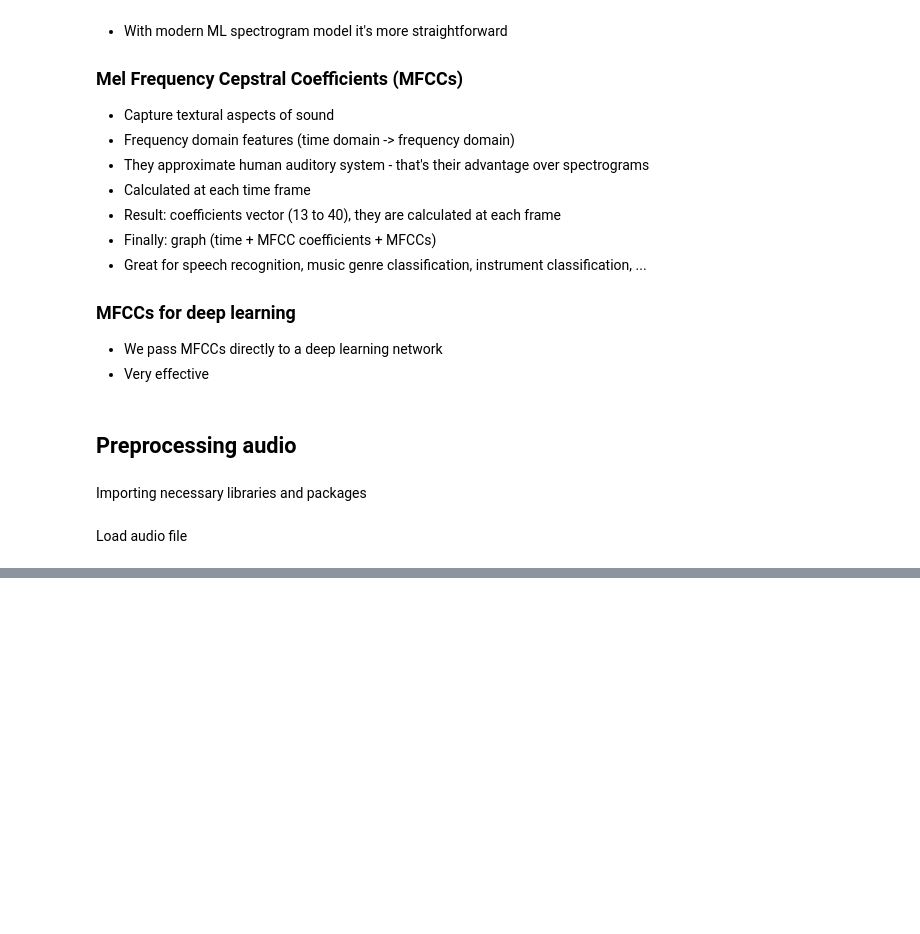
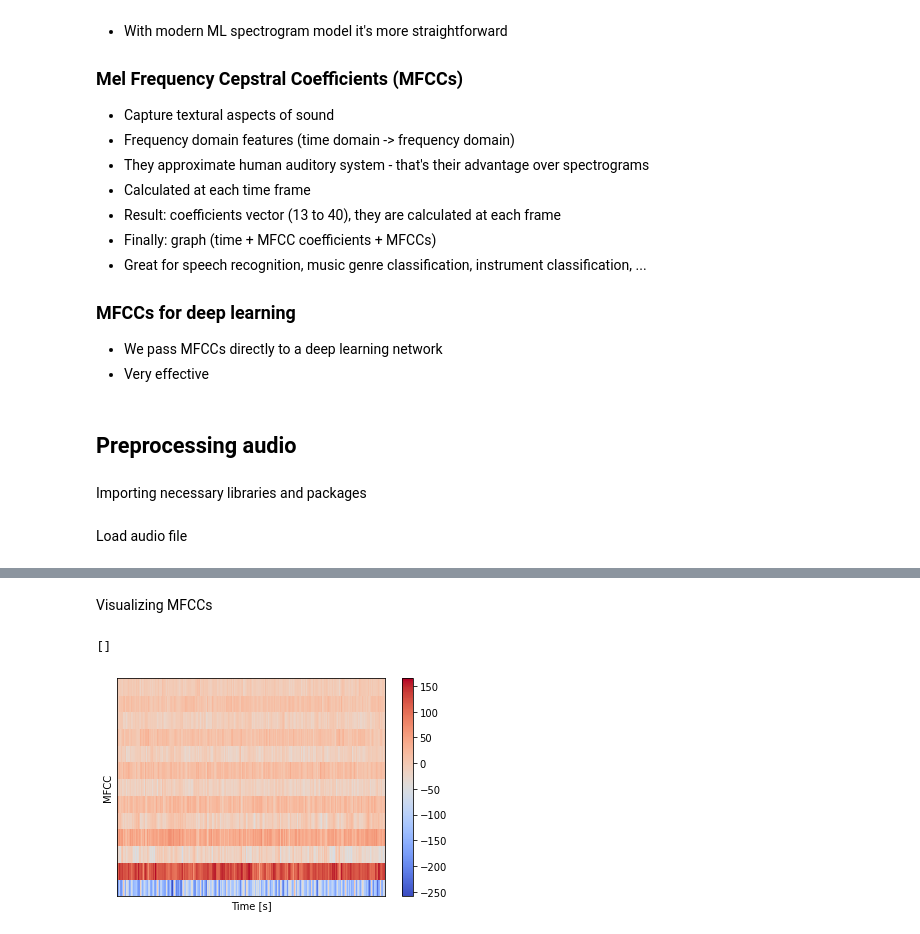
Before and after one commit to marcelbieniek/deep-learning-basics-project, a Jupyter notebook: p1.ipynb, the cells around one changed output, grey strips where cells are left out. Saved outputs shown, nothing was run; the diff lists cells and outputs as text; code cells hidden in the pictures; blank space fills up the shorter version.

```diff
--- a/p1.ipynb
+++ b/p1.ipynb
@@ -71,0 +144,14 @@ Load audio file
+# %%
+n_mfcc = 13 # number of coefficients to extract
+MFCCs = librosa.feature.mfcc(signal, n_fft=n_fft, hop_length=hop_length, n_mfcc=n_mfcc)
+# %% [markdown]
+Visualizing MFCCs
+# %%
+librosa.display.specshow(MFCCs, sr=sr, hop_length=hop_length) # heatmap-like graph
+plt.xlabel("Time [s]")
+plt.ylabel("MFCC")
+plt.colorbar()
+plt.plot()
+# %% [output]
+[]
+[figure, added]
```
Also changed, not shown: parts of 15 cells of this notebook.
